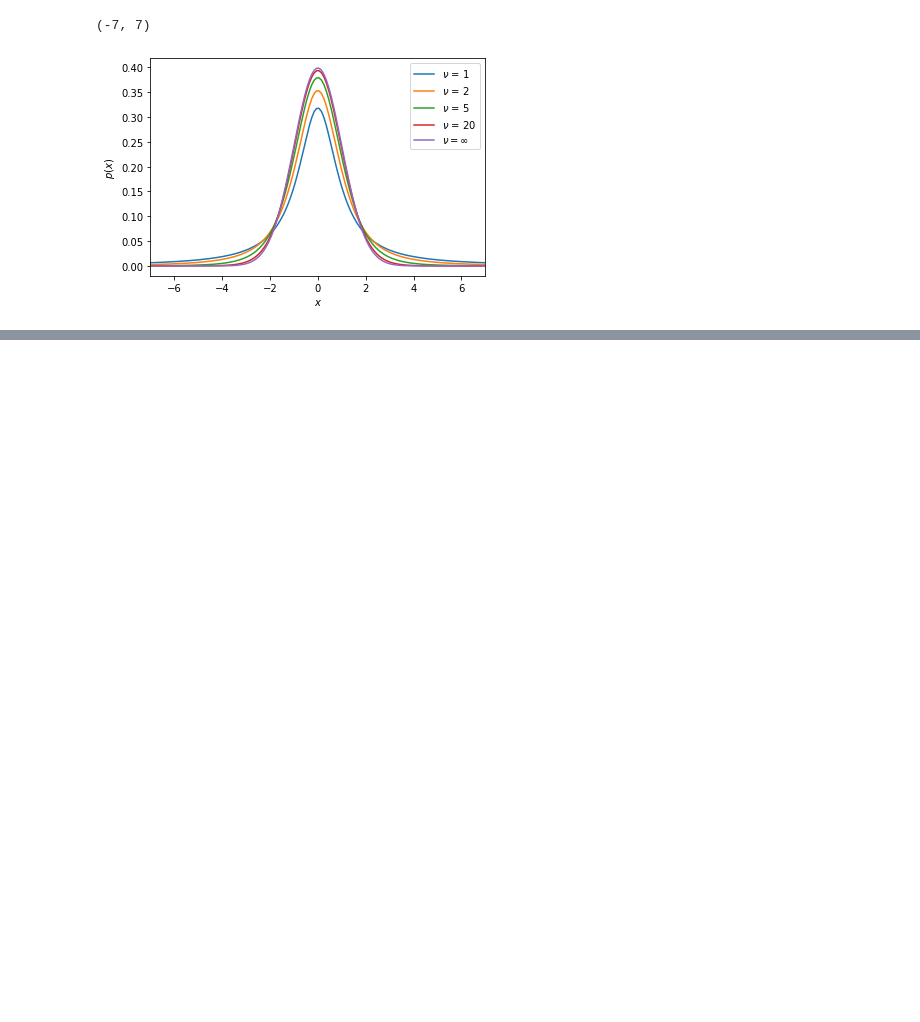
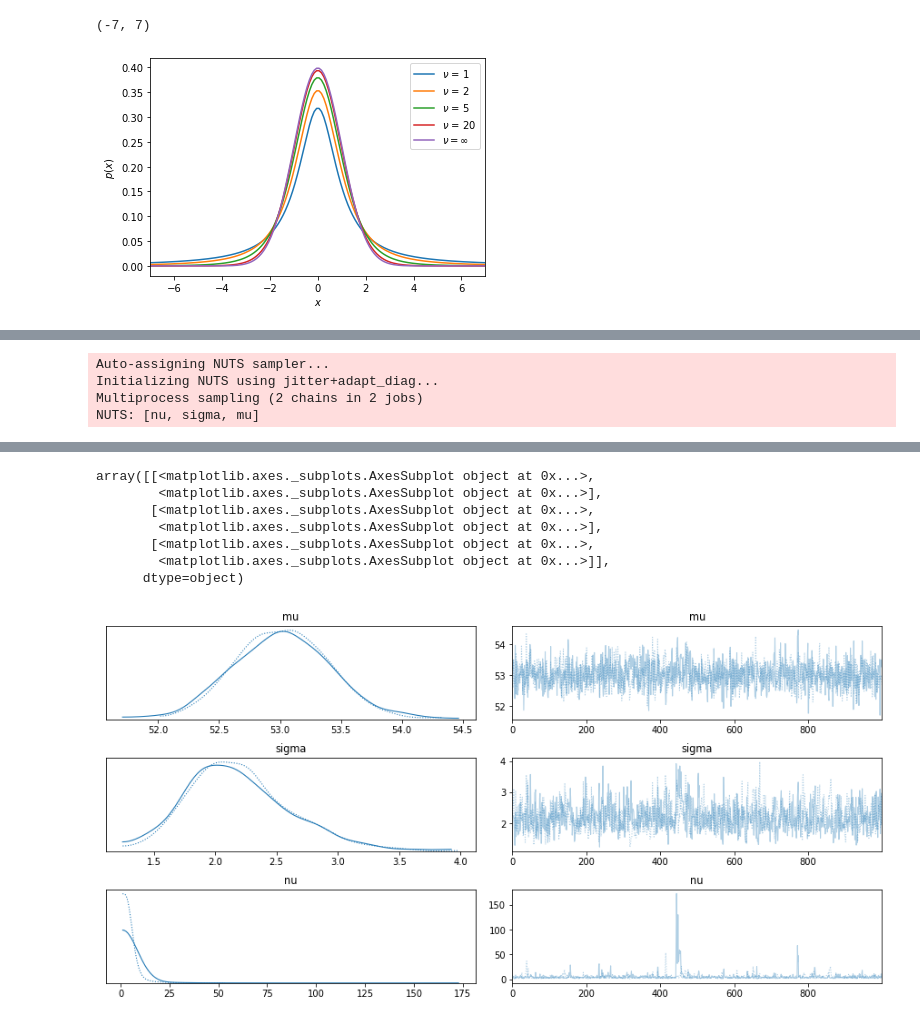
Before and after one commit to ducksfrogs/pystats, a Jupyter notebook: Baise_modeling/3d/student.ipynb, the cells around one changed output, grey strips where cells are left out. Saved outputs shown, nothing was run; the diff lists cells and outputs as text; code cells hidden in the pictures; blank space fills up the shorter version.

```diff
--- a/Baise_modeling/3d/student.ipynb
+++ b/Baise_modeling/3d/student.ipynb
@@ -46,0 +110,15 @@ plt.xlim(-7,7)
+# %%
+with pm.Model() as model_t:
+    mu = pm.Uniform('mu', 40,75)
+    sigma = pm.HalfNormal('sigma', sd=10)
+    nu = pm.Exponential('nu', 1/30)
+    y = pm.StudentT('y', mu=mu, sigma=sigma, nu=nu, observed=data)
+    trace_t = pm.sample(1100)
+
+chain_t = trace_t[100:]
+pm.traceplot(chain_t)
+# %% [output]
+Auto-assigning NUTS sampler...
+Initializing NUTS using jitter+adapt_diag...
+Multiprocess sampling (2 chains in 2 jobs)
+NUTS: [nu, sigma, mu]
@@ -46,0 +127,8 @@ plt.xlim(-7,7)
+array([[<matplotlib.axes._subplots.AxesSubplot object at 0x...>,
+        <matplotlib.axes._subplots.AxesSubplot object at 0x...>],
+       [<matplotlib.axes._subplots.AxesSubplot object at 0x...>,
+        <matplotlib.axes._subplots.AxesSubplot object at 0x...>],
+       [<matplotlib.axes._subplots.AxesSubplot object at 0x...>,
+        <matplotlib.axes._subplots.AxesSubplot object at 0x...>]],
+      dtype=object)
+[figure, added]
```
Also changed, not shown: parts of 11 cells of this notebook, 2 other files.
